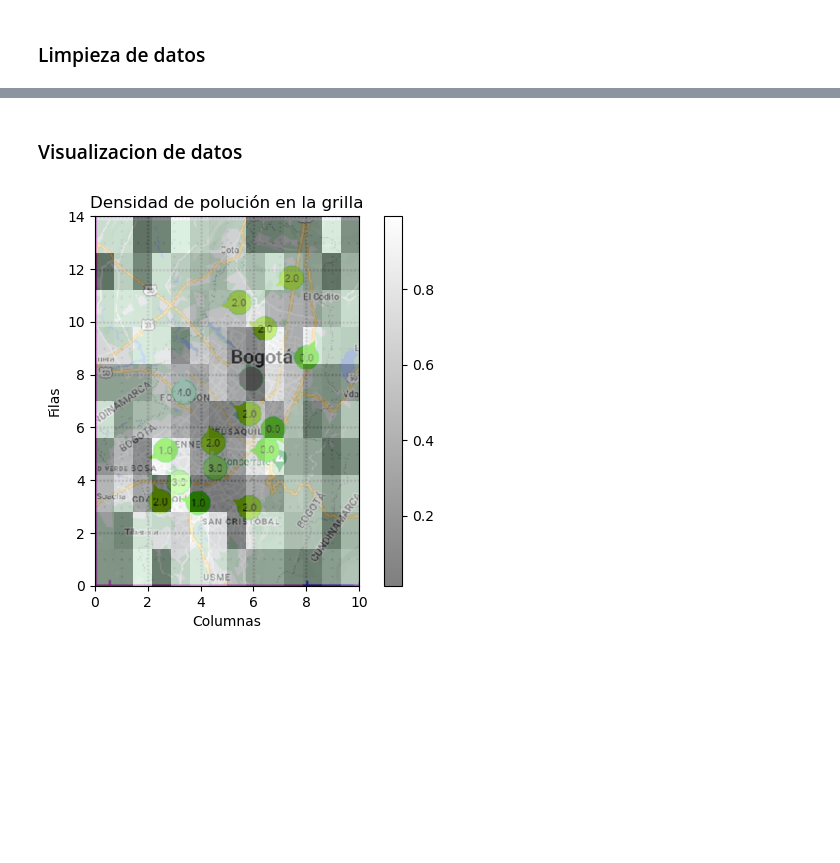
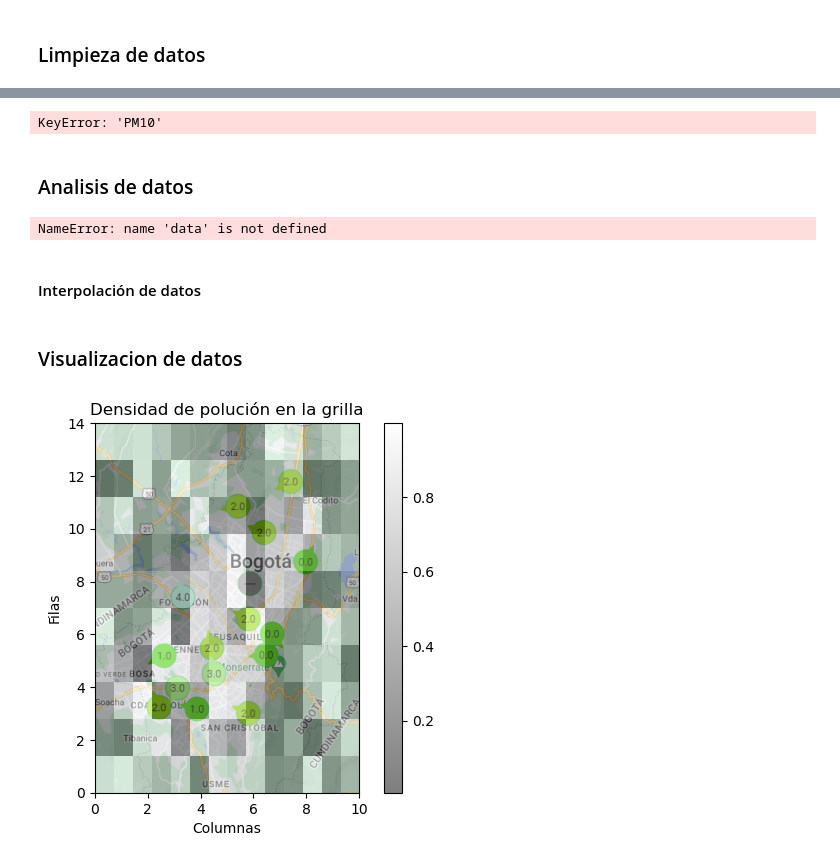
Before and after one commit to svargasro/Wildfire-Smoke-Spread-Over-Bogot-Workshops, a Jupyter notebook: Proyecto Final/Codigo/Analisis de Datos/Polucion/mapa_contaminacion.ipynb, the cells around one changed output, grey strips where cells are left out. Cells and saved outputs as stored; diff of their text form; code cells hidden in the pictures; blank space fills up the shorter version.

```diff
--- a/Proyecto Final/Codigo/Analisis de Datos/Polucion/mapa_contaminacion.ipynb
+++ b/Proyecto Final/Codigo/Analisis de Datos/Polucion/mapa_contaminacion.ipynb
@@ -61,6 +54,20 @@ df_PM10_Bol
 # %%
+
 # Rellenar los valores NaN con el valor anterior en la columna
-df['column'] = df['column'].fillna(method='ffill')
+df_PM10_Bol['column'] = df_PM10_Bol['column'].fillna(method='ffill')
+# %% [output]
+KeyError: 'PM10'
+# %% [markdown]
+### Analisis de datos
+# %%
+#Lectura de datos por dia
+
+#Lectura de datos por hora
+data =
+# %% [output]
+NameError: name 'data' is not defined
+# %% [markdown]
+#### Interpolación de datos
 # %% [markdown]
 ### Visualizacion de datos
 # %%
@@ -68,37 +75,37 @@ df['column'] = df['column'].fillna(method='ffill')
 #@title Visualización de la grilla
 def Mapa(data):
     # Cargar la imagen de fondo
-    background_image = mpimg.imread('../Mapa.png')
+    background_image = mpimg.imread('../Map.png')
 
 
 
 
     # Crear el plot
     fig, ax = plt.subplots()
 
     # Mostrar la imagen de fondo
     ax.imshow(background_image, extent=[0, Lx, 0, Ly], aspect='auto')
 
     # Mostrar la grilla coloreada sobre la imagen de fondo
     # Ajustar alpha para hacer la grilla transparente
     cax = ax.imshow(data, cmap='gray', interpolation='nearest', extent=[0, Lx, 0, Ly], alpha=0.5)
 
 
     # Agregar una barra de colores para referencia
     plt.colorbar(cax)
 
     # Configurar etiquetas y título (opcional)
     plt.title('Densidad de polución en la grilla')
     plt.xlabel('Columnas')
     plt.ylabel('Filas')
 
     # Mostrar el plot
     plt.show()
 
 Lx = 10
 Ly = 14
 # Crear una matriz de (Lx)x(Ly) con valores aleatorios entre 0 y 1
 data = np.random.rand(Lx, Ly)
 Mapa(data)
 # %% [output]
-[figure, old version]
+[figure, new version]
```
Also changed, not shown: parts of 9 cells of this notebook, 3 other files.
